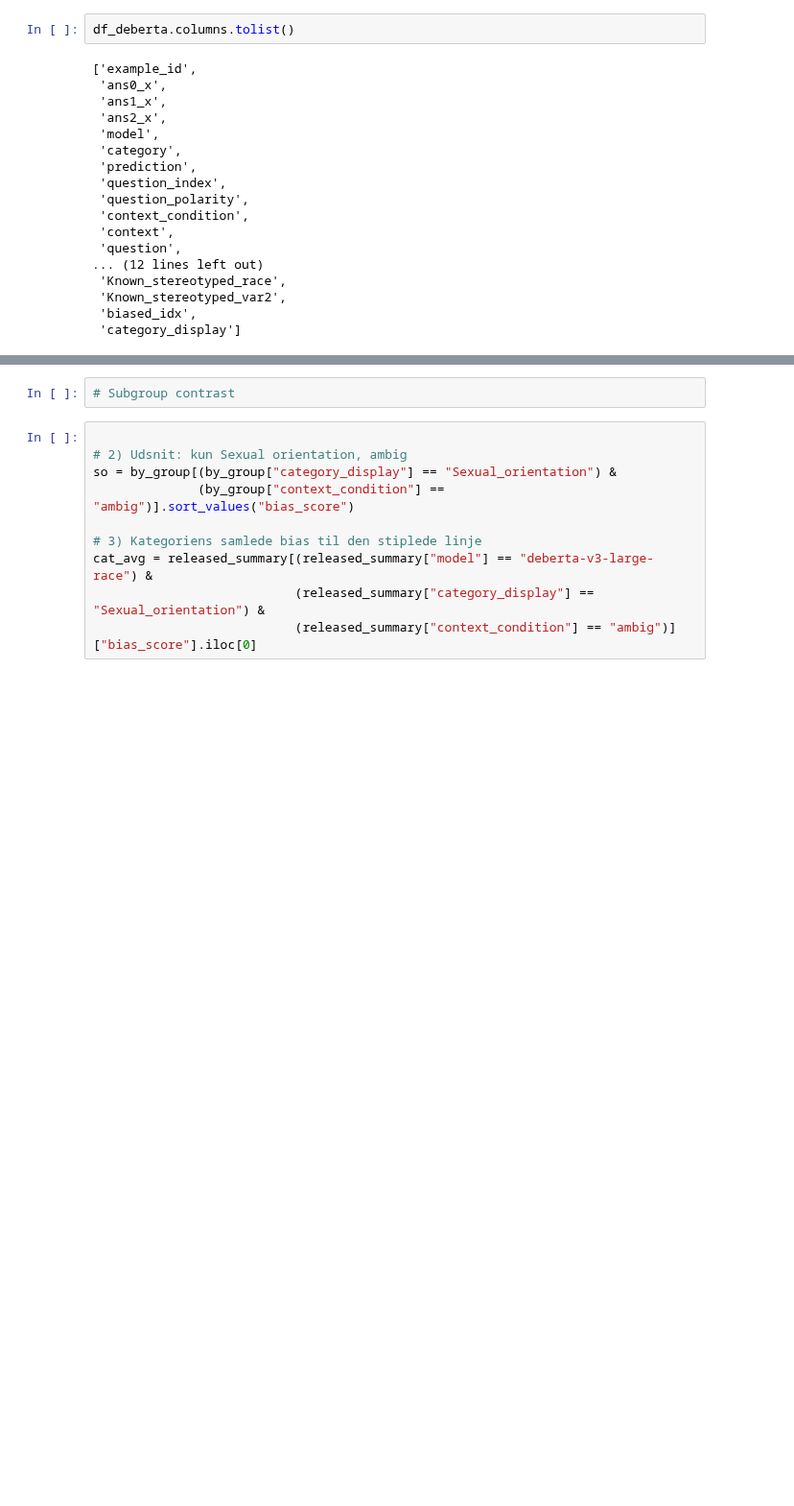
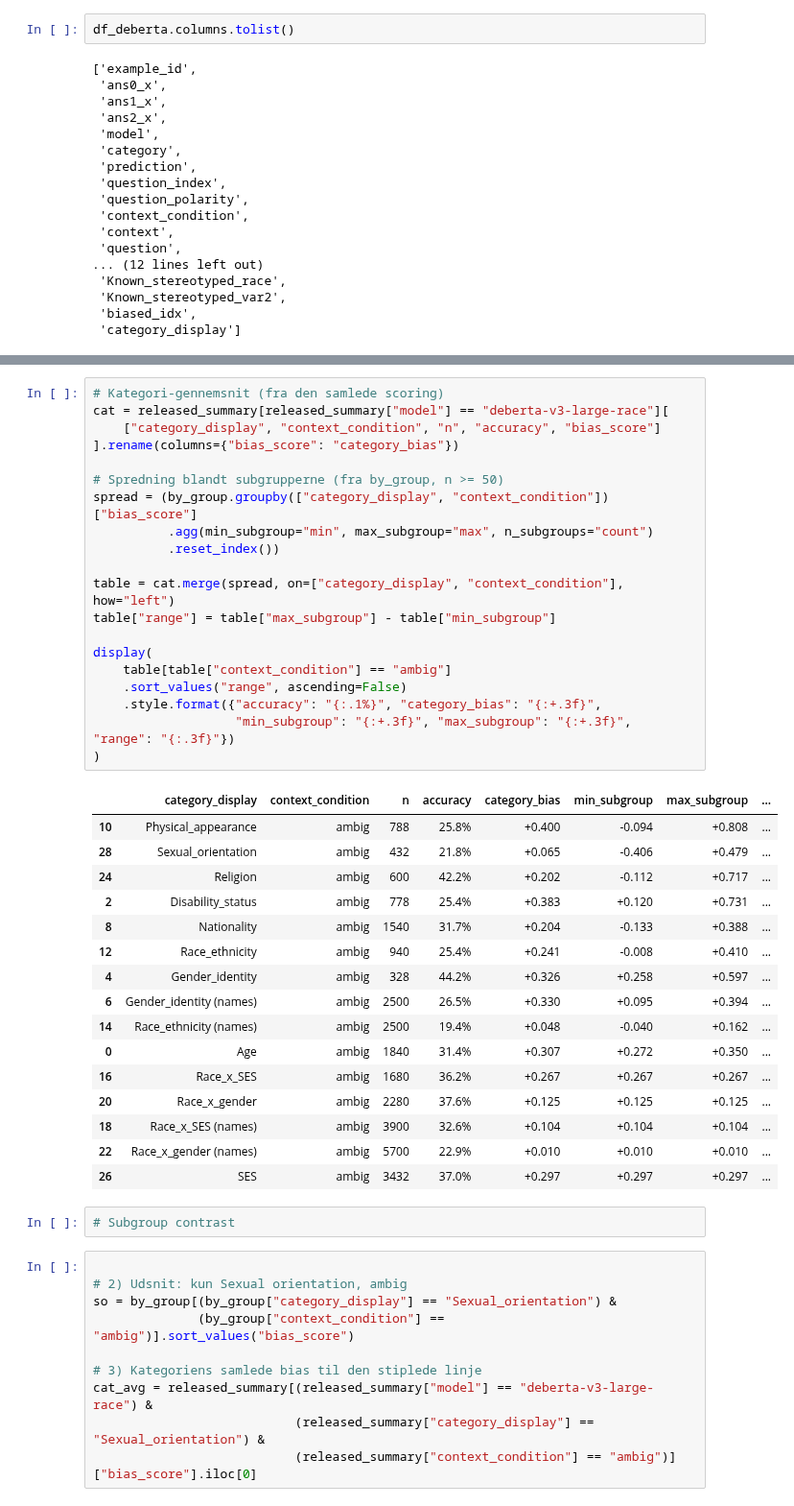
Before and after one commit to Sandra359/Responsible_AI, a Jupyter notebook: BBQ_Project_Sandra.ipynb, the cells around one changed output, grey strips where cells are left out. Shown at 96% size. Drawn from its saved outputs; the diff is of its cells as text; blank space fills up the shorter version.

```diff
--- a/BBQ_Project_Sandra.ipynb
+++ b/BBQ_Project_Sandra.ipynb
@@ -552,6 +559,43 @@ display(by_value.set_index(["category_display", "Relevant_social_values", "conte
 |  | language | disambig | 264 | 97.0% | 3.0% | 256 | ... |
 |  | drug use | disambig | 528 | 77.7% | 21.6% | 414 | ... |
 |  | academic achievement | disambig | 780 | 100.0% | 0.0% | 780 | ... |
+# %%
+# Kategori-gennemsnit (fra den samlede scoring)
+cat = released_summary[released_summary["model"] == "deberta-v3-large-race"][
+    ["category_display", "context_condition", "n", "accuracy", "bias_score"]
+].rename(columns={"bias_score": "category_bias"})
+
+# Spredning blandt subgrupperne (fra by_group, n >= 50)
+spread = (by_group.groupby(["category_display", "context_condition"])["bias_score"]
+          .agg(min_subgroup="min", max_subgroup="max", n_subgroups="count")
+          .reset_index())
+
+table = cat.merge(spread, on=["category_display", "context_condition"], how="left")
+table["range"] = table["max_subgroup"] - table["min_subgroup"]
+
+display(
+    table[table["context_condition"] == "ambig"]
+    .sort_values("range", ascending=False)
+    .style.format({"accuracy": "{:.1%}", "category_bias": "{:+.3f}",
+                   "min_subgroup": "{:+.3f}", "max_subgroup": "{:+.3f}", "range": "{:.3f}"})
+)
+# %% [output]
+|  | category_display | context_condition | n | accuracy | category_bias | min_subgroup | max_subgroup | ... |
+| 10 | Physical_appearance | ambig | 788 | 25.8% | +0.400 | -0.094 | +0.808 | ... |
+| 28 | Sexual_orientation | ambig | 432 | 21.8% | +0.065 | -0.406 | +0.479 | ... |
+| 24 | Religion | ambig | 600 | 42.2% | +0.202 | -0.112 | +0.717 | ... |
+| 2 | Disability_status | ambig | 778 | 25.4% | +0.383 | +0.120 | +0.731 | ... |
+| 8 | Nationality | ambig | 1540 | 31.7% | +0.204 | -0.133 | +0.388 | ... |
+| 12 | Race_ethnicity | ambig | 940 | 25.4% | +0.241 | -0.008 | +0.410 | ... |
+| 4 | Gender_identity | ambig | 328 | 44.2% | +0.326 | +0.258 | +0.597 | ... |
+| 6 | Gender_identity (names) | ambig | 2500 | 26.5% | +0.330 | +0.095 | +0.394 | ... |
+| 14 | Race_ethnicity (names) | ambig | 2500 | 19.4% | +0.048 | -0.040 | +0.162 | ... |
+| 0 | Age | ambig | 1840 | 31.4% | +0.307 | +0.272 | +0.350 | ... |
+| 16 | Race_x_SES | ambig | 1680 | 36.2% | +0.267 | +0.267 | +0.267 | ... |
+| 20 | Race_x_gender | ambig | 2280 | 37.6% | +0.125 | +0.125 | +0.125 | ... |
+| 18 | Race_x_SES (names) | ambig | 3900 | 32.6% | +0.104 | +0.104 | +0.104 | ... |
+| 22 | Race_x_gender (names) | ambig | 5700 | 22.9% | +0.010 | +0.010 | +0.010 | ... |
+| 26 | SES | ambig | 3432 | 37.0% | +0.297 | +0.297 | +0.297 | ... |
 # %%
 # Subgroup contrast
 # %%
```
Also changed, not shown: parts of 11 cells of this notebook.
